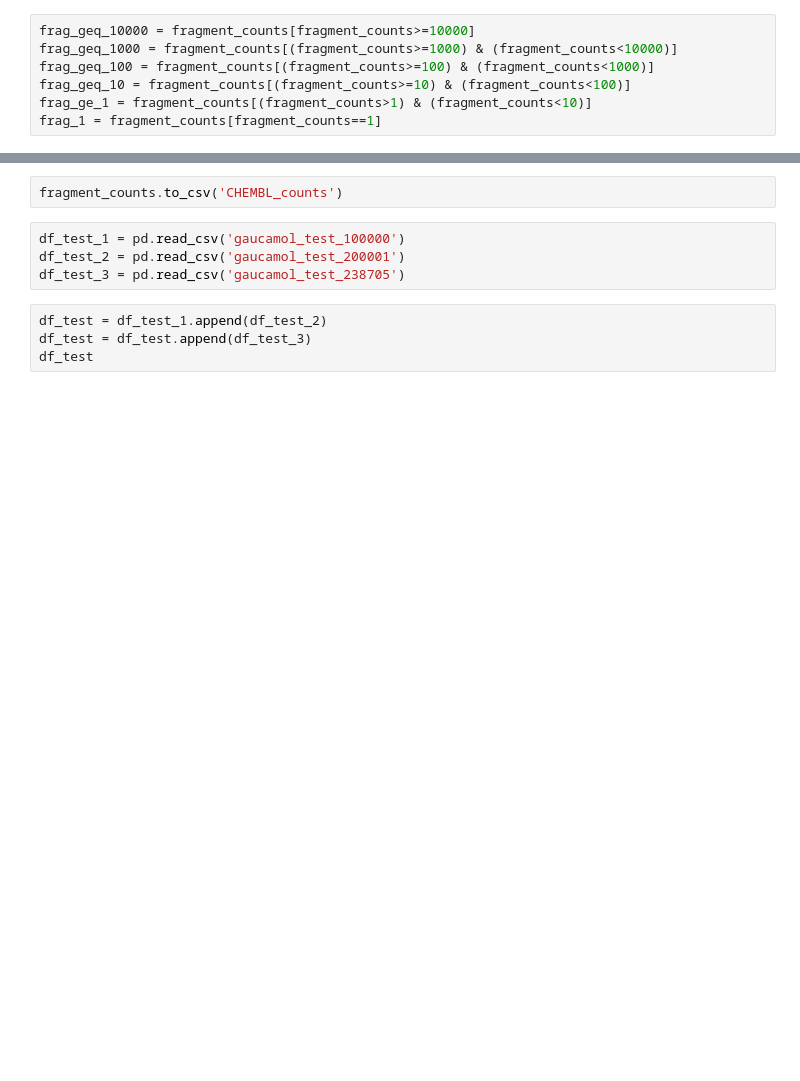
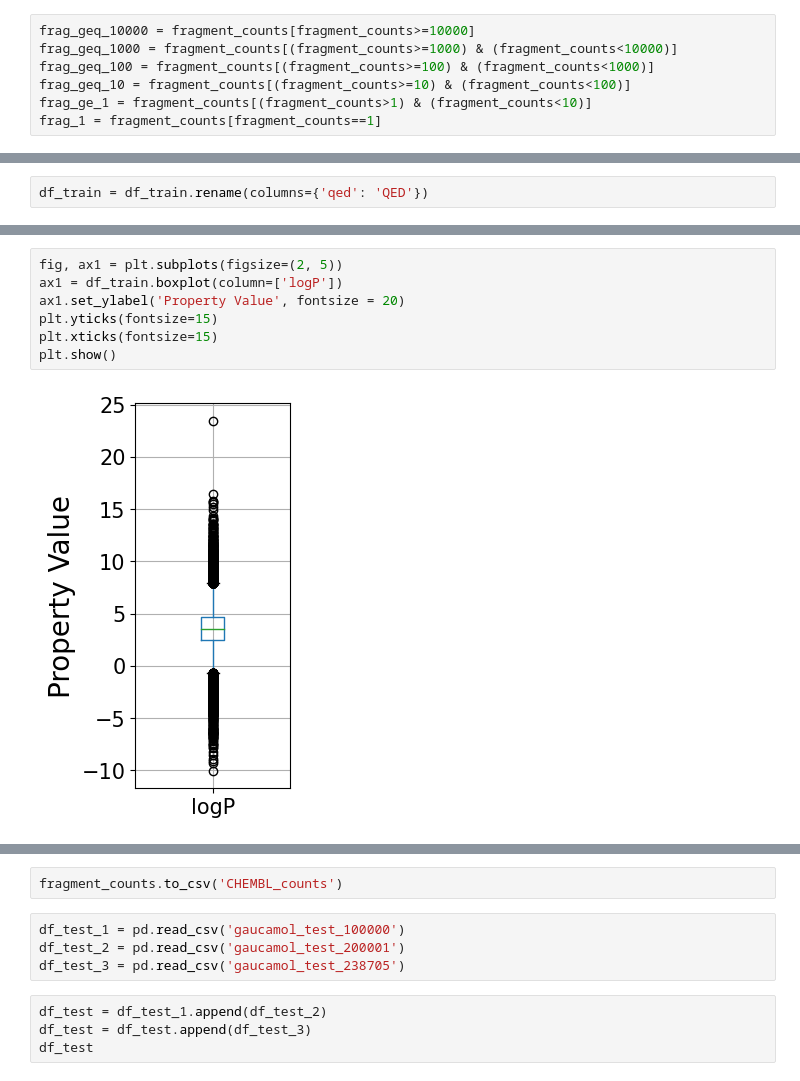
Before and after one commit to panukorn17/drug_discovery_models, a Jupyter notebook: fragment-based-dgm/notebooks/postprocess.ipynb, the cells around one changed output, grey strips where cells are left out. Cells and saved outputs as stored; diff of their text form; blank space fills up the shorter version.

```diff
--- a/fragment-based-dgm/notebooks/postprocess.ipynb
+++ b/fragment-based-dgm/notebooks/postprocess.ipynb
@@ -157,0 +161,2 @@ Unique fragments = 1 : 50860, Total count of these fragments: 50860
+# %%
+df_train = df_train.rename(columns={'qed': 'QED'})
@@ -157,0 +179,9 @@ Unique fragments = 1 : 50860, Total count of these fragments: 50860
+# %%
+fig, ax1 = plt.subplots(figsize=(2, 5))
+ax1 = df_train.boxplot(column=['logP'])
+ax1.set_ylabel('Property Value', fontsize = 20)
+plt.yticks(fontsize=15)
+plt.xticks(fontsize=15)
+plt.show()
+# %% [output]
+[figure, added]
```
Also changed, not shown: parts of 38 cells of this notebook, 1 other file.
